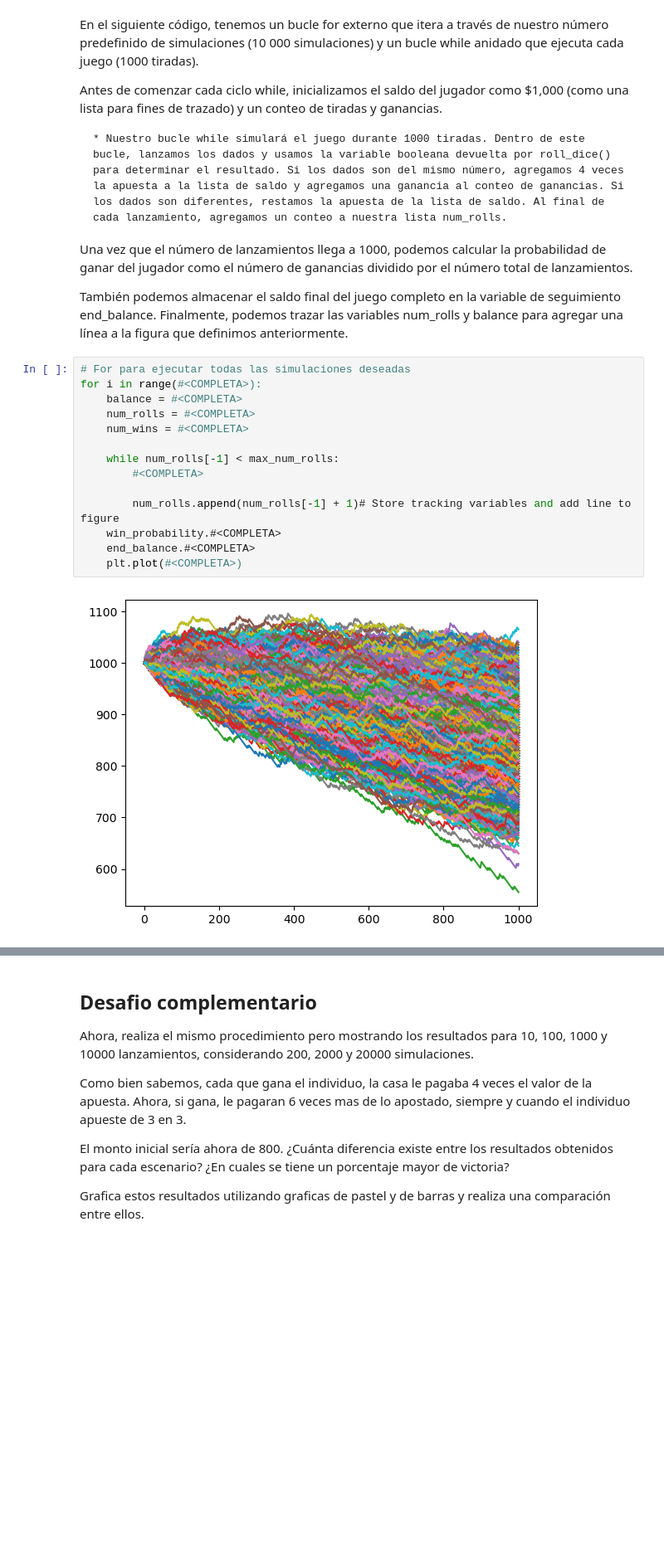
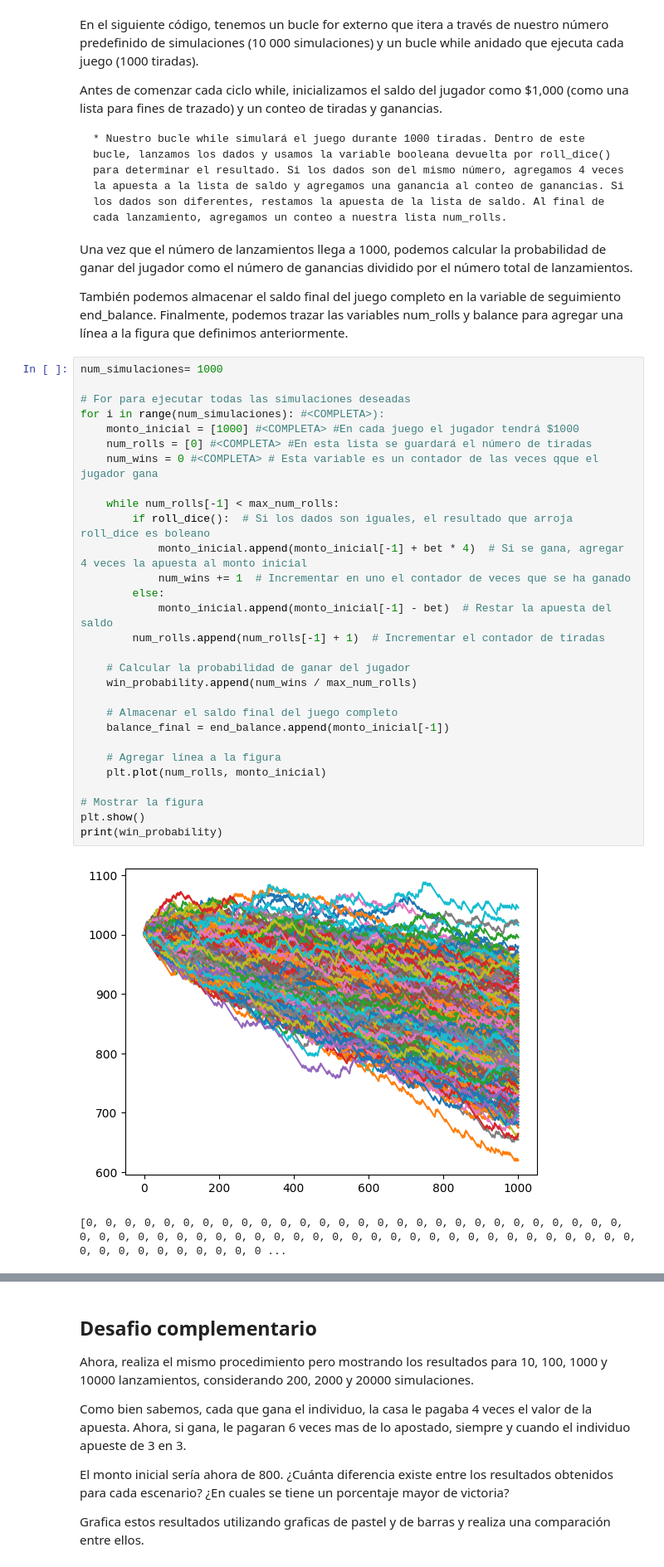
Before and after one commit to armandres/Ejercicio_diplomado, a Jupyter notebook: 02 Análisis Estadístico/notebooks/exercises/Practica5_Estadistica.ipynb, the cells around one changed output, grey strips where cells are left out. Shown at 83% size. Cells and saved outputs as stored; diff of their text form; blank space fills up the shorter version.

```diff
--- a/02 Análisis Estadístico/notebooks/exercises/Practica5_Estadistica.ipynb
+++ b/02 Análisis Estadístico/notebooks/exercises/Practica5_Estadistica.ipynb
@@ -106,21 +147,37 @@ Antes de comenzar cada ciclo while, inicializamos el saldo del jugador como $1,0
 Una vez que el número de lanzamientos llega a 1000, podemos calcular la probabilidad de ganar del jugador como el número de ganancias dividido por el número total de lanzamientos.
 
 También podemos almacenar el saldo final del juego completo en la variable de seguimiento end_balance. Finalmente, podemos trazar las variables num_rolls y balance para agregar una línea a la figura que definimos anteriormente.
-# %%
-# For para ejecutar todas las simulaciones deseadas
-for i in range(#<COMPLETA>):
-    balance = #<COMPLETA>
-    num_rolls = #<COMPLETA>
-    num_wins = #<COMPLETA>
-
-    while num_rolls[-1] < max_num_rolls:
-        #<COMPLETA>
-
-        num_rolls.append(num_rolls[-1] + 1)# Store tracking variables and add line to figure
-    win_probability.#<COMPLETA>
-    end_balance.#<COMPLETA>
-    plt.plot(#<COMPLETA>)
-# %% [output]
-[figure, removed]
+# %%
+num_simulaciones= 1000
+
+# For para ejecutar todas las simulaciones deseadas
+for i in range(num_simulaciones): #<COMPLETA>):
+    monto_inicial = [1000] #<COMPLETA> #En cada juego el jugador tendrá $1000
+    num_rolls = [0] #<COMPLETA> #En esta lista se guardará el número de tiradas
+    num_wins = 0 #<COMPLETA> # Esta variable es un contador de las veces qque el jugador gana
+
+    while num_rolls[-1] < max_num_rolls:
+        if roll_dice():  # Si los dados son iguales, el resultado que arroja roll_dice es boleano
+            monto_inicial.append(monto_inicial[-1] + bet * 4)  # Si se gana, agregar 4 veces la apuesta al monto inicial
+            num_wins += 1  # Incrementar en uno el contador de veces que se ha ganado
+        else:
+            monto_inicial.append(monto_inicial[-1] - bet)  # Restar la apuesta del saldo
+        num_rolls.append(num_rolls[-1] + 1)  # Incrementar el contador de tiradas
+
+    # Calcular la probabilidad de ganar del jugador
+    win_probability.append(num_wins / max_num_rolls)
+
+    # Almacenar el saldo final del juego completo
+    balance_final = end_balance.append(monto_inicial[-1])
+
+    # Agregar línea a la figura
+    plt.plot(num_rolls, monto_inicial)
+
+# Mostrar la figura
+plt.show()
+print(win_probability)
+# %% [output]
+[figure, added]
+[0, 0, 0, 0, 0, 0, 0, 0, 0, 0, 0, 0, 0, 0, 0, 0, 0, 0, 0, 0, 0, 0, 0, 0, 0, 0, 0, 0, 0, 0, 0, 0, 0, 0, 0, 0, 0, 0, 0, 0, 0, 0, 0, 0, 0, 0, 0, 0, 0, 0, 0, 0, 0, 0, 0, 0, 0, 0, 0, 0, 0, 0, 0, 0, 0, 0, 0 ...
 # %%
 # Probabilidad promedio de victoria y saldo final
```
Also changed, not shown: parts of 8 cells of this notebook.
